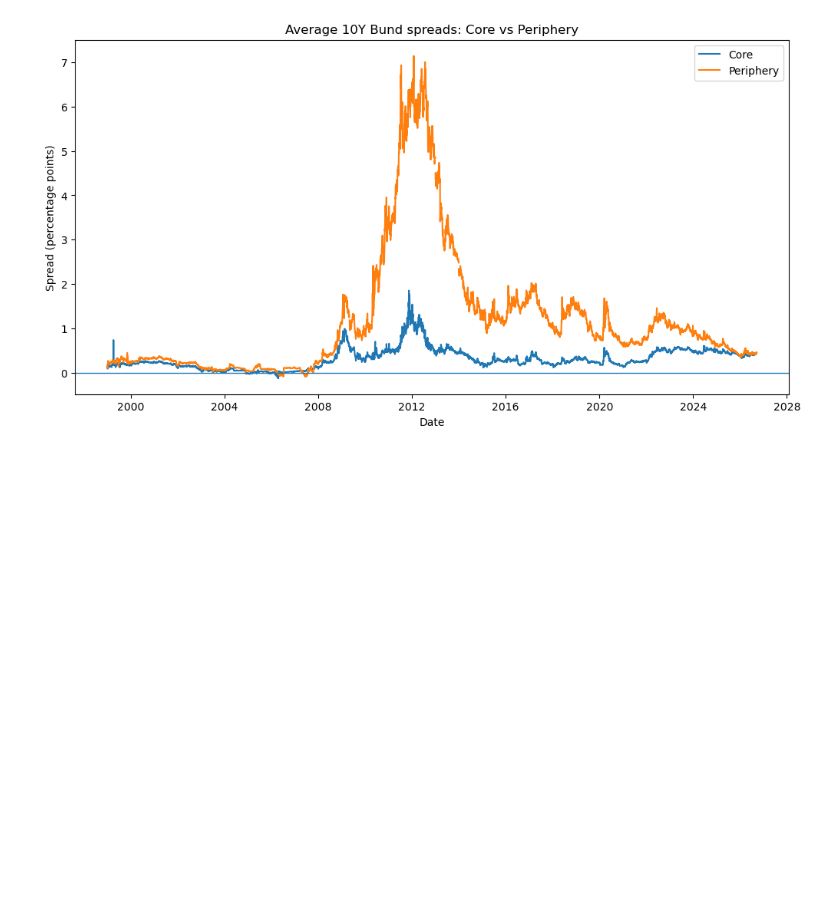
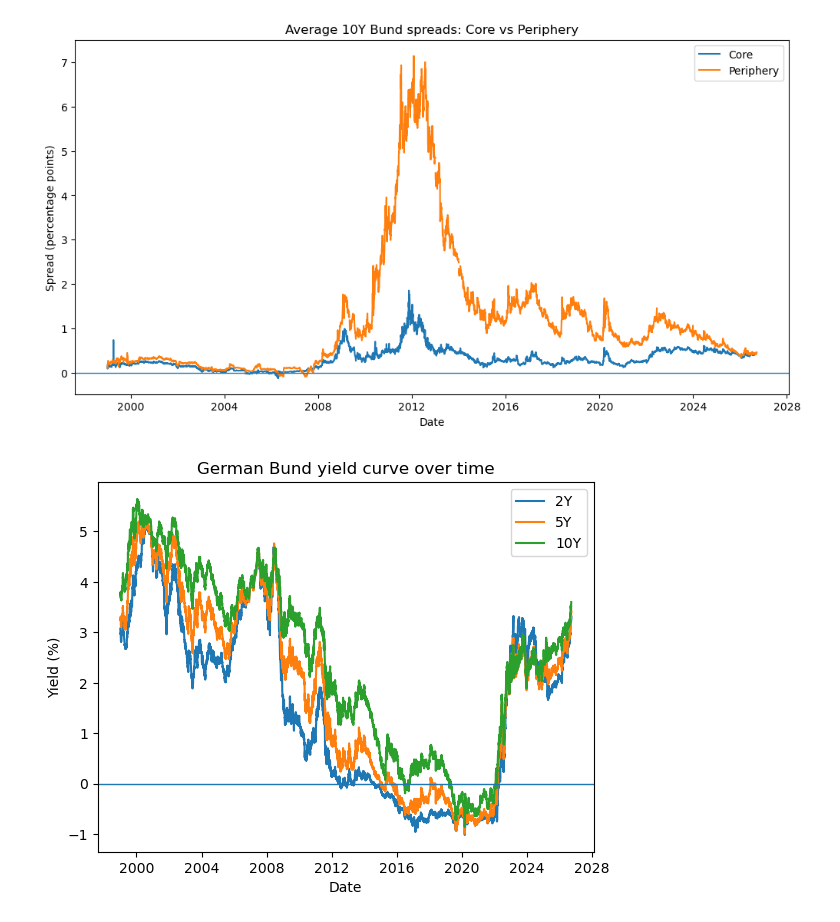
Before and after one commit to DrDynamist/ECB_Sovereigns, a Jupyter notebook: code1.ipynb, the cells around one changed output. Drawn from its saved outputs; the diff is of its cells as text; code cells hidden in the pictures; blank space fills up the shorter version.

```diff
--- a/code1.ipynb
+++ b/code1.ipynb
@@ -556,3 +556,27 @@ plt.legend()
 plt.show()
 # %% [output]
 [figure]
+# %%
+bund_plot = bond_df[
+    bond_df["Country"] == "Germany"
+]
+
+for maturity in ["2Y", "5Y", "10Y"]:
+    temp = bund_plot[
+        bund_plot["Maturity"] == maturity
+    ]
+
+    plt.plot(
+        temp["Date"],
+        temp["Yield"],
+        label=maturity
+    )
+
+plt.axhline(0, linewidth=1)
+plt.legend()
+plt.xlabel("Date")
+plt.ylabel("Yield (%)")
+plt.title("German Bund yield curve over time")
+plt.show()
+# %% [output]
+[figure, added]
```
Also changed, not shown: parts of 13 cells of this notebook, 2 other files.
